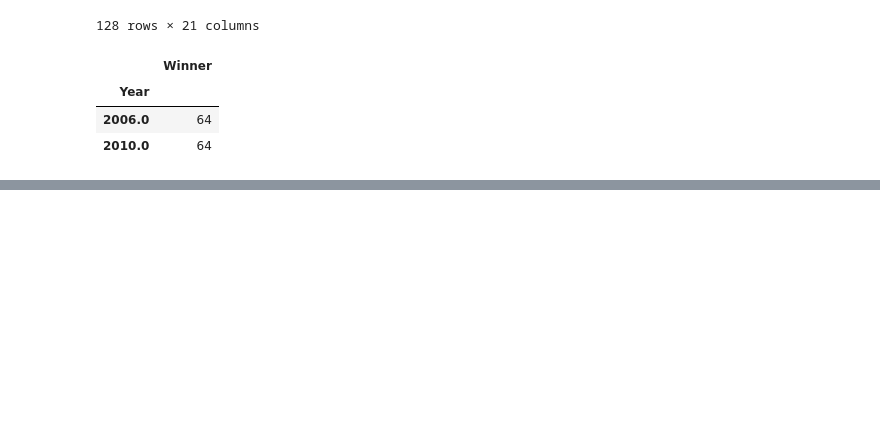
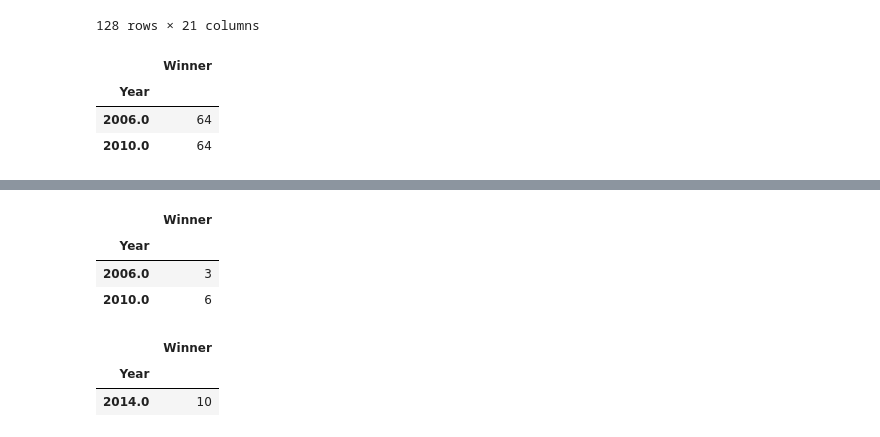
Before and after one commit to kayne10/Capstone1-FIFA-data, a Jupyter notebook: quick_eda.ipynb, the cells around one changed output, grey strips where cells are left out. Cells and saved outputs as stored; diff of their text form; code cells hidden in the pictures; blank space fills up the shorter version.

```diff
--- a/quick_eda.ipynb
+++ b/quick_eda.ipynb
@@ -255,0 +285,7 @@ test_set.to_csv('./data/2014_data.csv')
+# %%
+champ.groupby('Year').agg({'Winner':'count'})
+# %% [output]
+|  | Winner |
+| Year |  |
+| 2006.0 | 3 |
+| 2010.0 | 6 |
@@ -255,0 +294,6 @@ test_set.to_csv('./data/2014_data.csv')
+# %%
+champ2.groupby('Year').agg({'Winner':'count'})
+# %% [output]
+|  | Winner |
+| Year |  |
+| 2014.0 | 10 |
```
Also changed, not shown: parts of 8 cells of this notebook, 5 other files.
